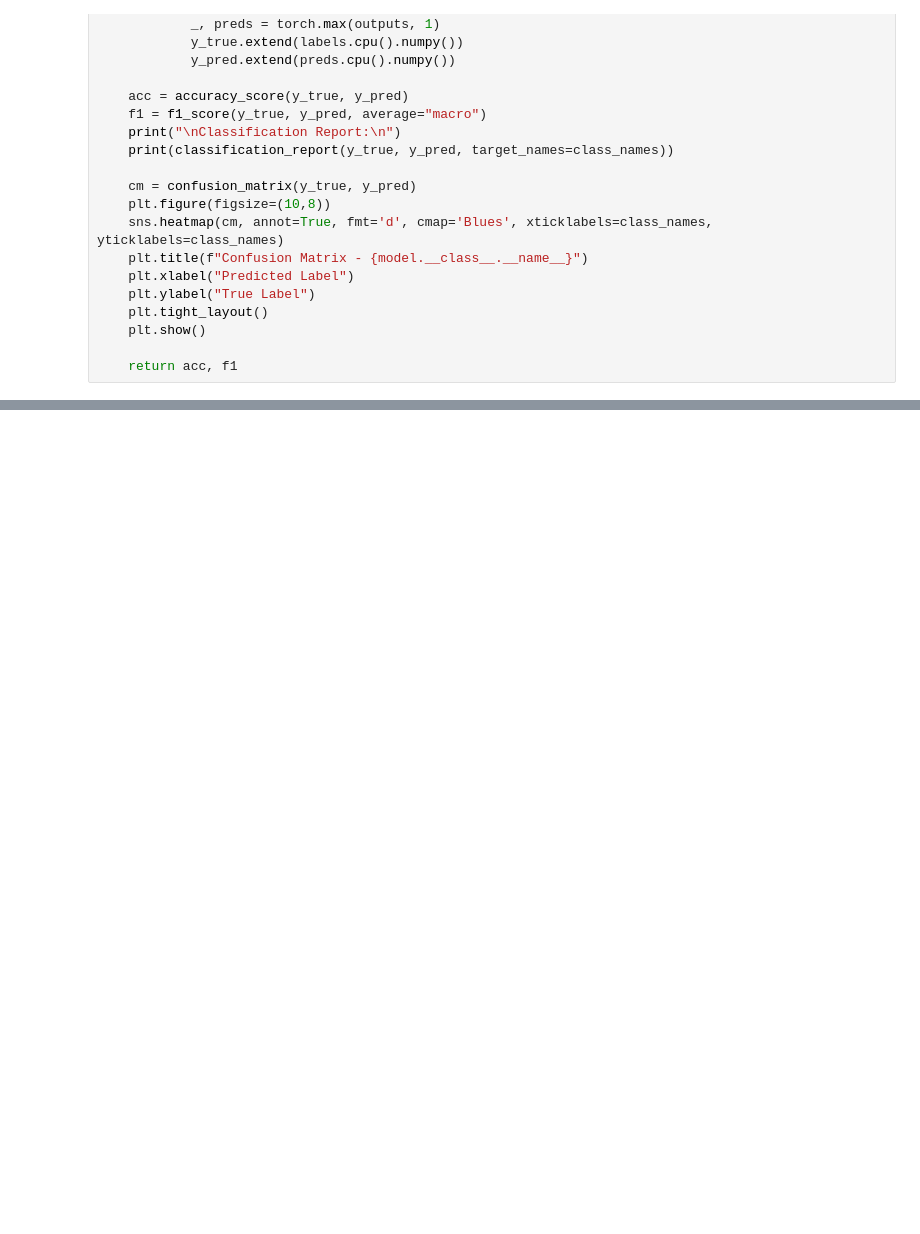
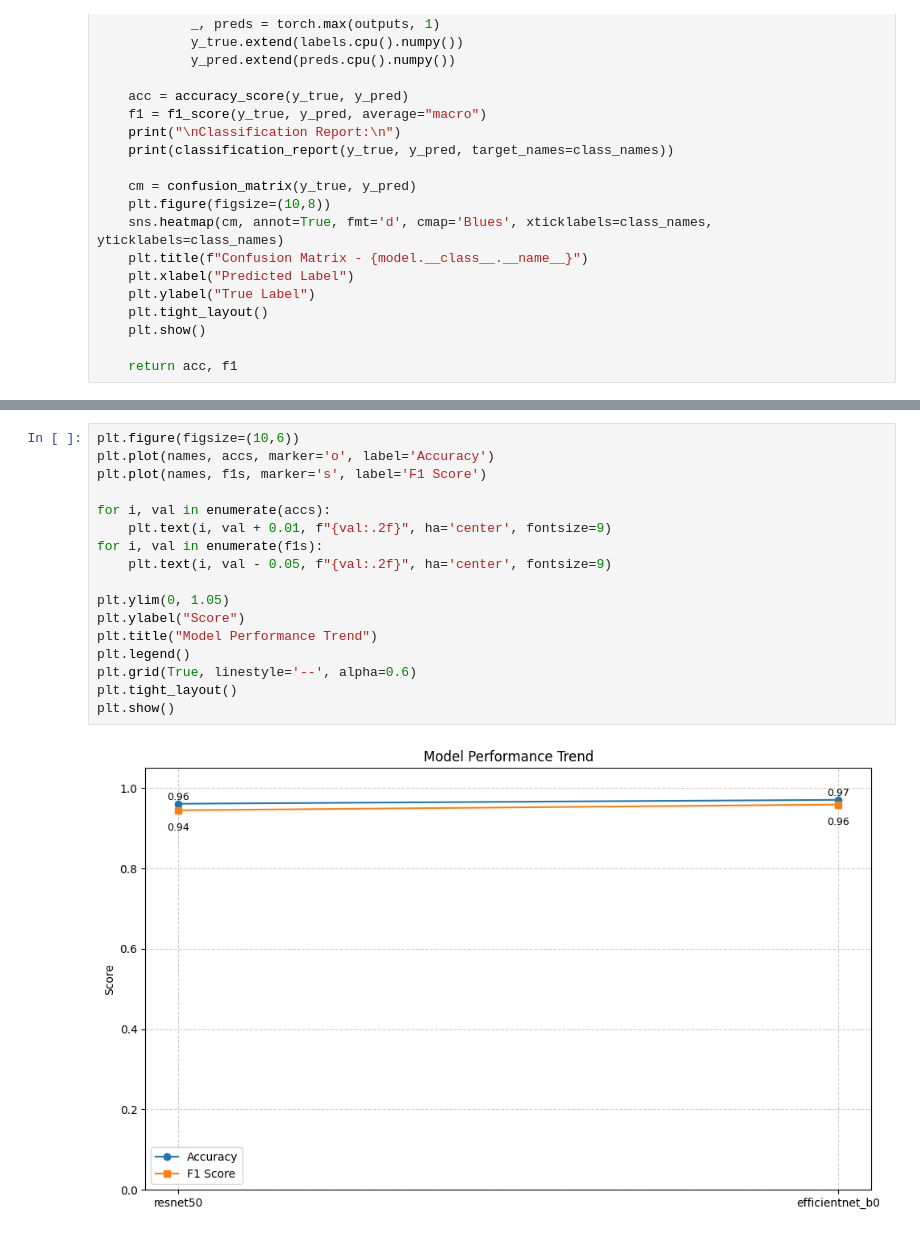
Before and after one commit to sudarshan-raveendranath/Skin-Lession-Detection, a Jupyter notebook: common/compare_results.ipynb, the cells around one changed output, grey strips where cells are left out. Drawn from its saved outputs; the diff is of its cells as text; blank space fills up the shorter version.

```diff
--- a/common/compare_results.ipynb
+++ b/common/compare_results.ipynb
@@ -174,0 +203,19 @@ efficientnet_b0: Accuracy=0.9708, F1=0.9591
+# %%
+plt.figure(figsize=(10,6))
+plt.plot(names, accs, marker='o', label='Accuracy')
+plt.plot(names, f1s, marker='s', label='F1 Score')
+
+for i, val in enumerate(accs):
+    plt.text(i, val + 0.01, f"{val:.2f}", ha='center', fontsize=9)
+for i, val in enumerate(f1s):
+    plt.text(i, val - 0.05, f"{val:.2f}", ha='center', fontsize=9)
+
+plt.ylim(0, 1.05)
+plt.ylabel("Score")
+plt.title("Model Performance Trend")
+plt.legend()
+plt.grid(True, linestyle='--', alpha=0.6)
+plt.tight_layout()
+plt.show()
+# %% [output]
+[figure, added]
```
Also changed, not shown: parts of 4 cells of this notebook, 1 other file.
